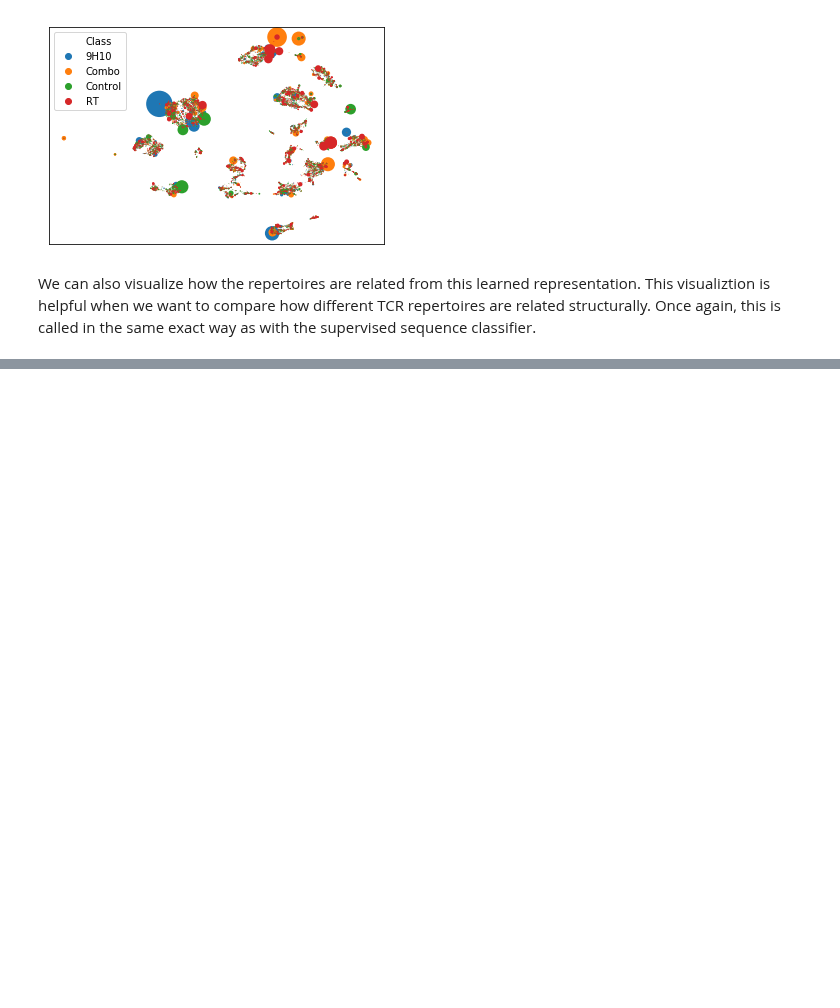
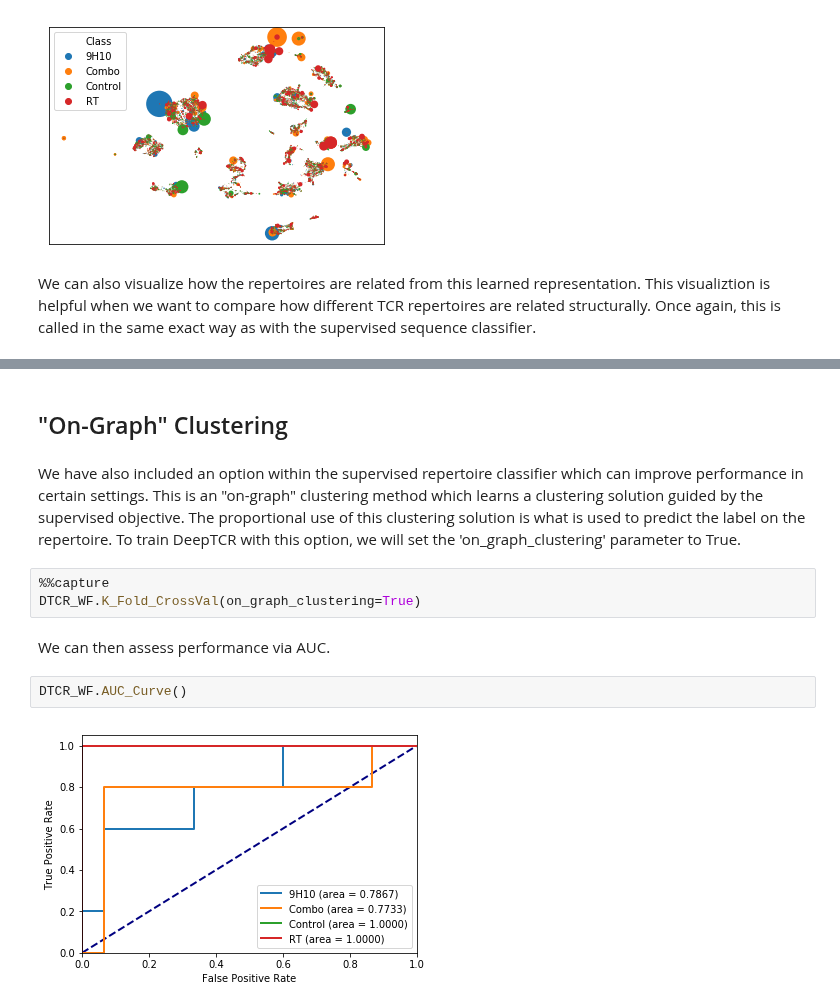
Before and after one commit to sidhomj/DeepTCR, a Jupyter notebook: tutorials/supervised/2 - Supervised Repertoire Classification.ipynb, the cells around one changed output, grey strips where cells are left out. Cells and saved outputs as stored; diff of their text form; blank space fills up the shorter version.

```diff
--- a/tutorials/supervised/2 - Supervised Repertoire Classification.ipynb
+++ b/tutorials/supervised/2 - Supervised Repertoire Classification.ipynb
@@ -114,0 +117,13 @@ Clustering Done
+# %% [markdown]
+## "On-Graph" Clustering
+# %% [markdown]
+We have also included an option within the supervised repertoire classifier which can improve performance in certain settings. This is an "on-graph" clustering method which learns a clustering solution guided by the supervised objective. The proportional use of this clustering solution is what is used to predict the label on the repertoire. To train DeepTCR with this option, we will set the 'on_graph_clustering' parameter to True.
+# %%
+%%capture
+DTCR_WF.K_Fold_CrossVal(on_graph_clustering=True)
+# %% [markdown]
+We can then assess performance via AUC.
+# %%
+DTCR_WF.AUC_Curve()
+# %% [output]
+[figure, added]
```
Also changed, not shown: parts of 9 cells of this notebook, 2 other files.
